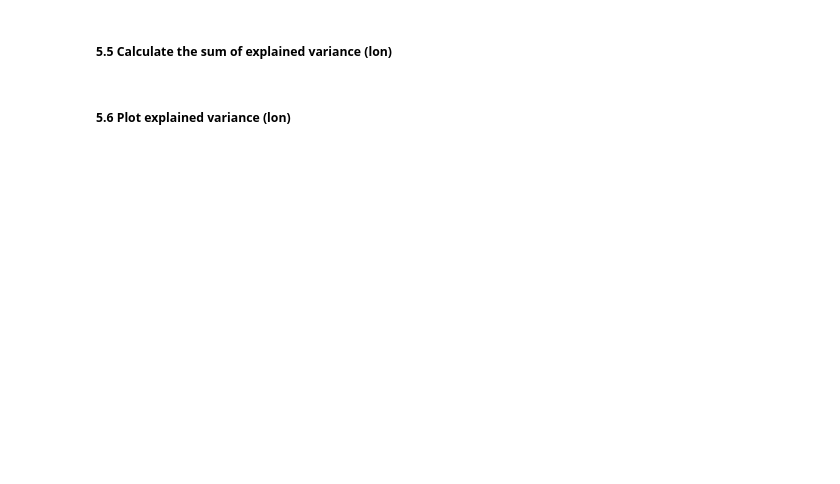
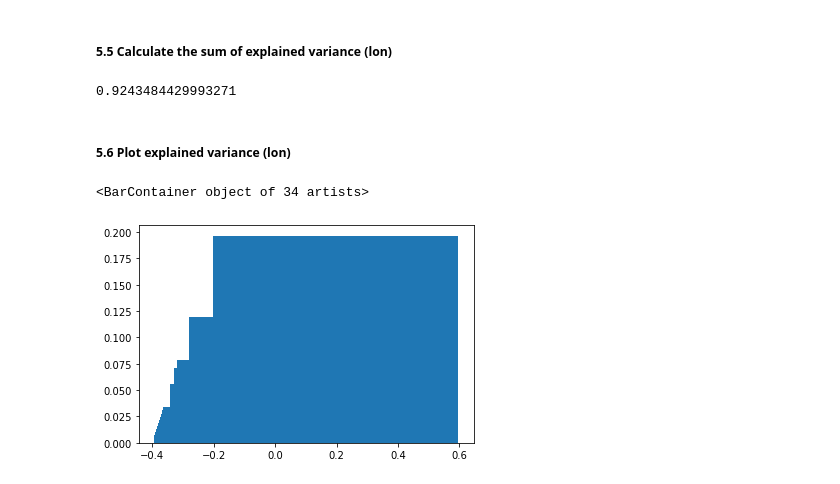
Before and after one commit to teemal/machine_learning_and_data_mining, a Jupyter notebook: Activity_13.ipynb, the cells around one changed output. Saved outputs shown, nothing was run; the diff lists cells and outputs as text; code cells hidden in the pictures; blank space fills up the shorter version.

```diff
--- a/Activity_13.ipynb
+++ b/Activity_13.ipynb
@@ -282,3 +312,6 @@ print('यहाँ आपका कोड')
+# %%
+# pipeline with pca
+pipe_pca_lon = Pipeline([['sc', StandardScaler()], ['pca', PCA(n_components=(int(len(X[0])/2)), random_state=1)], ['knn', k]])
 # %% [markdown]
 ##### 4.3 Predict `latitude` and print Pearson's $r$
 # %%
@@ -334,6 +414,8 @@ print('a kódod itt')
 ##### 5.5 Calculate the sum of explained variance (lon)
 # %%
 # calculate sum of explained variance (lon)
-print('uw code hier')
+sum(pipe_pca_lon['pca'].explained_variance_ratio_)
+# %% [output]
+0.9243484429993271
 # %% [markdown]
 ##### 5.6 Plot explained variance (lon)
@@ -343,2 +422,8 @@ print('உங்கள் குறியீடு இங்கே')
+# %%
+# plot variance (lon)
+plt.bar(pipe_pca_lon['pca'].explained_variance_ratio_, pipe_pca_lon['pca'].explained_variance_ratio_)
+# %% [output]
+<BarContainer object of 34 artists>
+[figure, added]
 # %% [markdown]
 <img src="https://66.media.tumblr.com/dded9d1a2bf2068f92af9f7a9b6b5451/tumblr_p6s3hbPzgV1vd8jsjo1_500.gifv" width="300">
```
Also changed, not shown: parts of 20 cells of this notebook.
